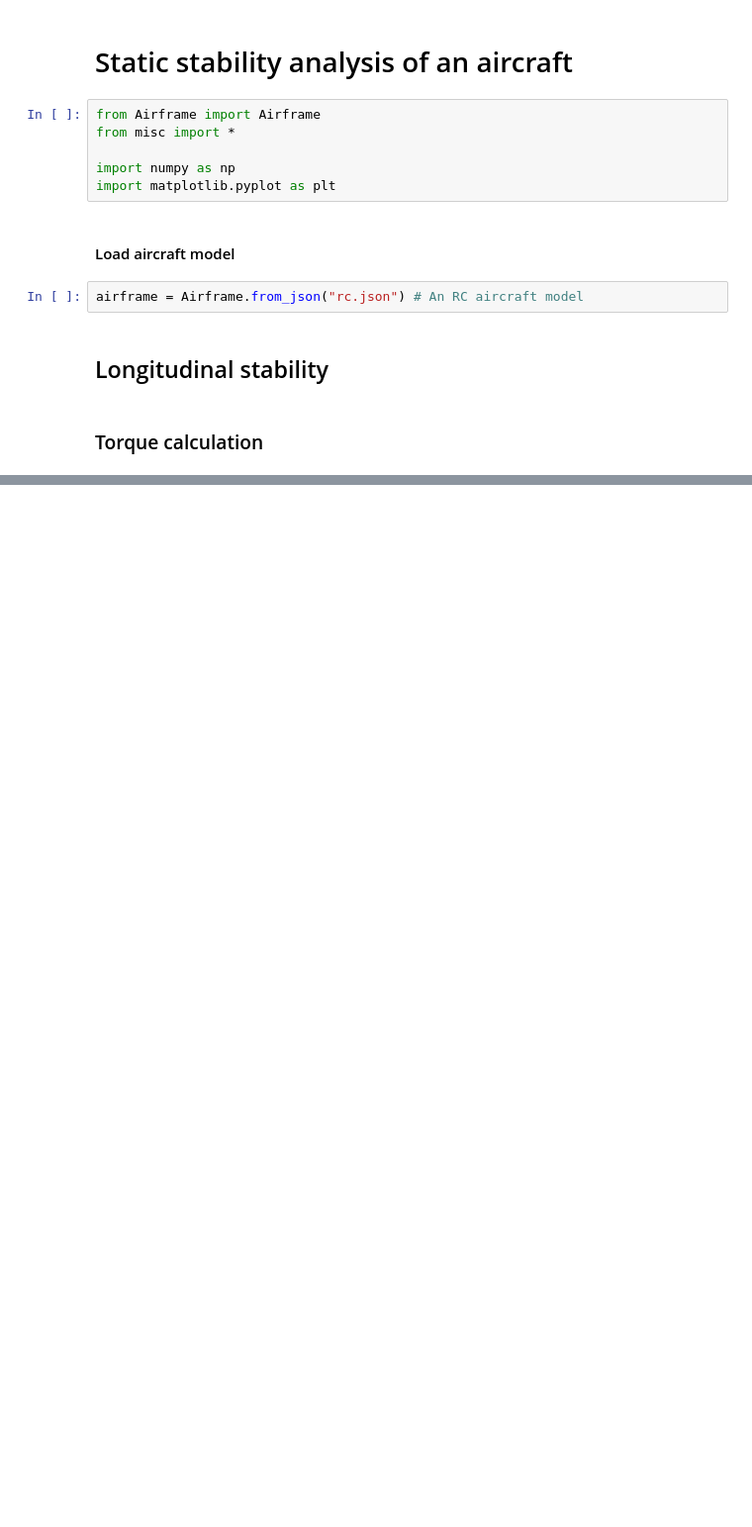
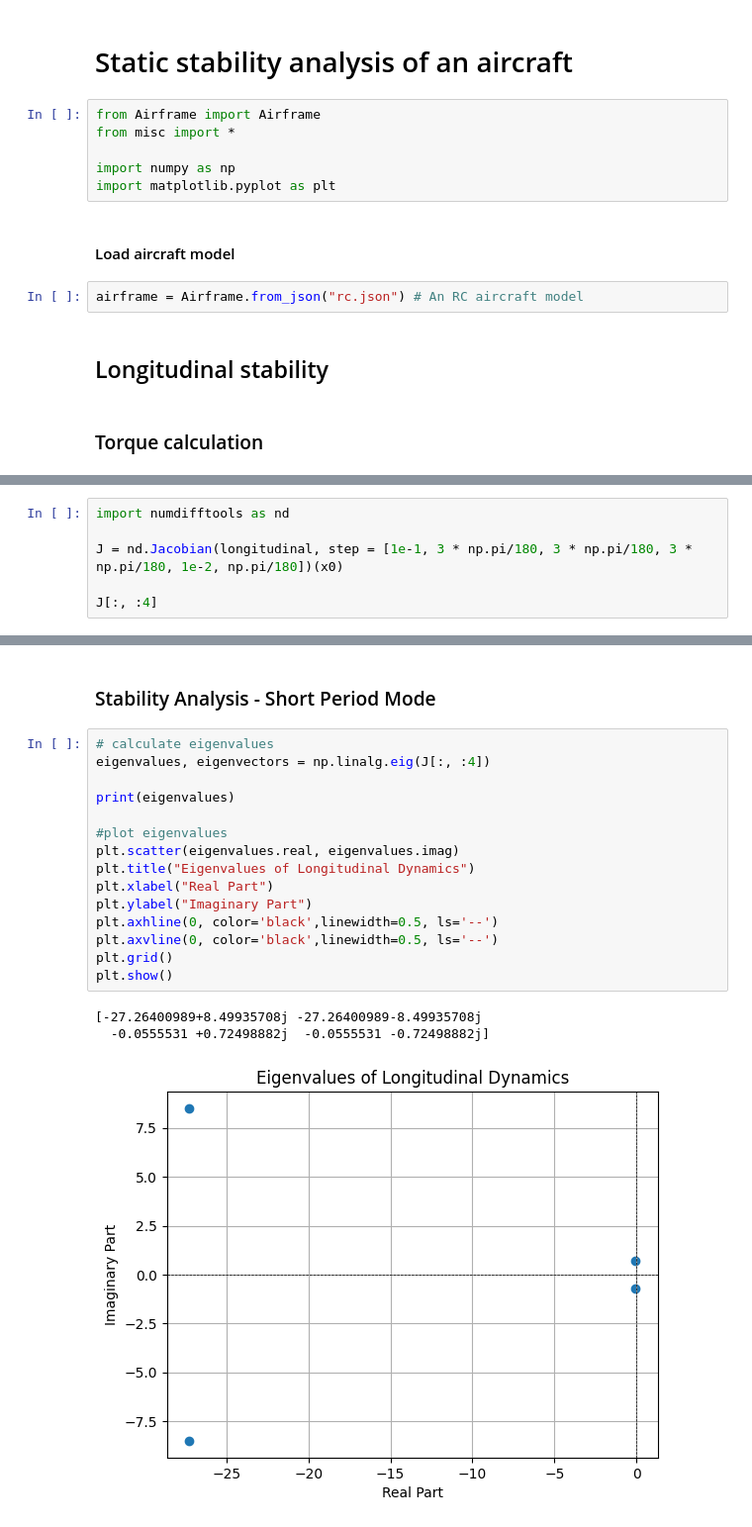
Before and after one commit to gregora/Wright, a Jupyter notebook: static_analysis.ipynb, the cells around one changed output, grey strips where cells are left out. Shown at 99% size. Saved outputs shown, nothing was run; the diff lists cells and outputs as text; blank space fills up the shorter version.

```diff
--- a/static_analysis.ipynb
+++ b/static_analysis.ipynb
@@ -88,0 +227,6 @@ plt.show()
+# %%
+import numdifftools as nd
+
+J = nd.Jacobian(longitudinal, step = [1e-1, 3 * np.pi/180, 3 * np.pi/180, 3 * np.pi/180, 1e-2, np.pi/180])(x0)
+
+J[:, :4]
@@ -88,0 +242,21 @@ plt.show()
+# %% [markdown]
+### Stability Analysis - Short Period Mode
+# %%
+# calculate eigenvalues
+eigenvalues, eigenvectors = np.linalg.eig(J[:, :4])
+
+print(eigenvalues)
+
+#plot eigenvalues
+plt.scatter(eigenvalues.real, eigenvalues.imag)
+plt.title("Eigenvalues of Longitudinal Dynamics")
+plt.xlabel("Real Part")
+plt.ylabel("Imaginary Part")
+plt.axhline(0, color='black',linewidth=0.5, ls='--')
+plt.axvline(0, color='black',linewidth=0.5, ls='--')
+plt.grid()
+plt.show()
+# %% [output]
+[-27.26400989+8.49935708j -27.26400989-8.49935708j
+  -0.0555531 +0.72498882j  -0.0555531 -0.72498882j]
+[figure, added]
```
Also changed, not shown: parts of 9 cells of this notebook, 3 other files.
